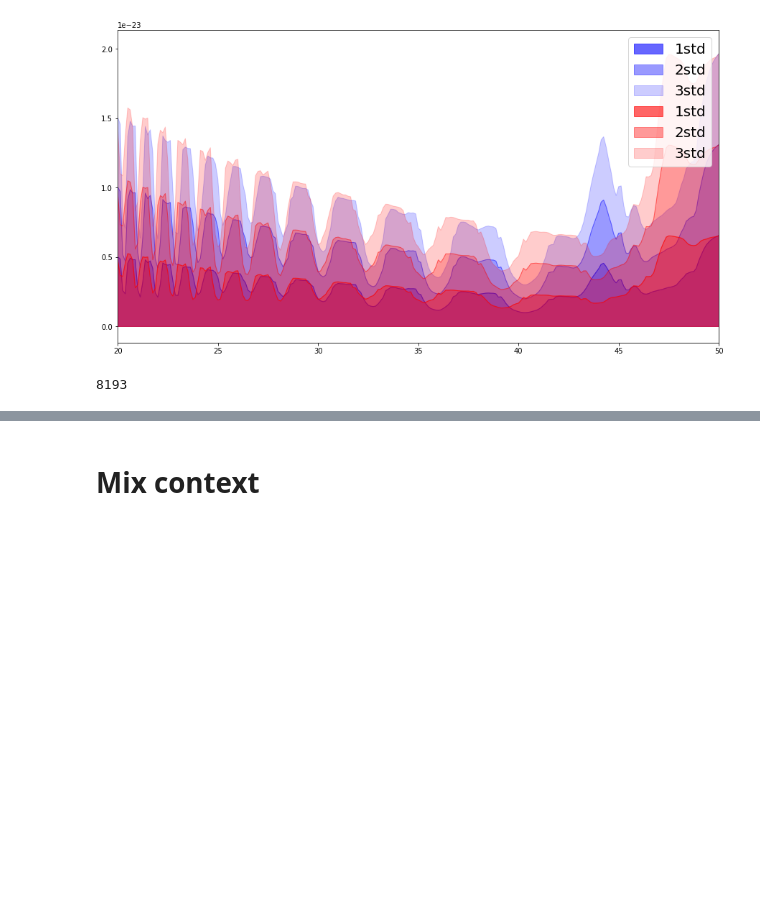
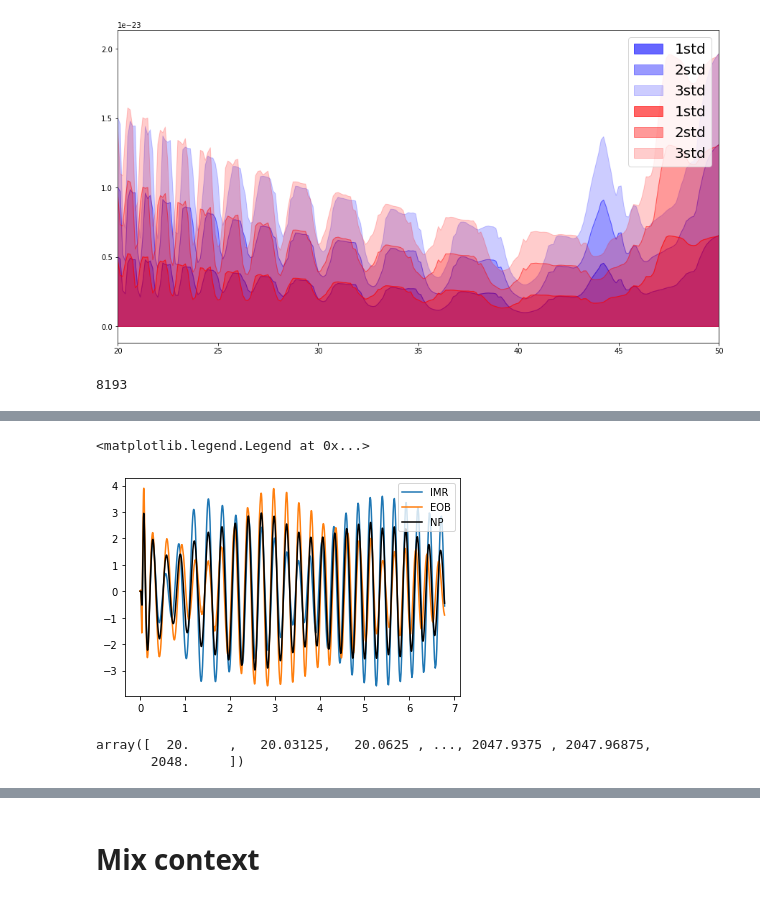
Before and after one commit to MarinerQ/npf_GWwaveform, a Jupyter notebook: gw/application/npwavegen.ipynb, the cells around one changed output, grey strips where cells are left out. Cells and saved outputs as stored; diff of their text form; code cells hidden in the pictures; blank space fills up the shorter version.

```diff
--- a/gw/application/npwavegen.ipynb
+++ b/gw/application/npwavegen.ipynb
@@ -222,0 +541,8 @@ len(waveform_generator.frequency_array,)
+# %%
+plt.plot(f_mono, hmono_dict_context1[mode2scale], label='IMR')
+plt.plot(f_mono, hmono_dict_context2[mode2scale], label='EOB')
+plt.plot(f_mono_resampled, mean_resampled, label='NP', color='k')
+plt.legend()
+# %% [output]
+<matplotlib.legend.Legend at 0x...>
+[figure, added]
@@ -222,0 +560,5 @@ len(waveform_generator.frequency_array,)
+# %%
+waveform_generator1>=20
+# %% [output]
+array([  20.     ,   20.03125,   20.0625 , ..., 2047.9375 , 2047.96875,
+       2048.     ])
```
Also changed, not shown: parts of 25 cells of this notebook, 4 other files.
